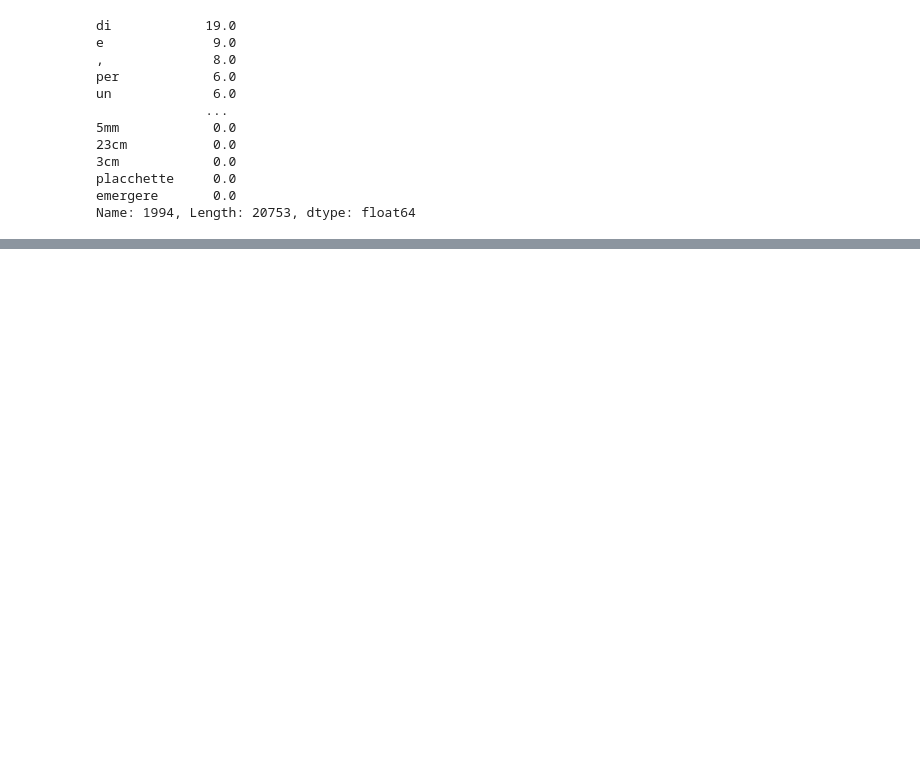
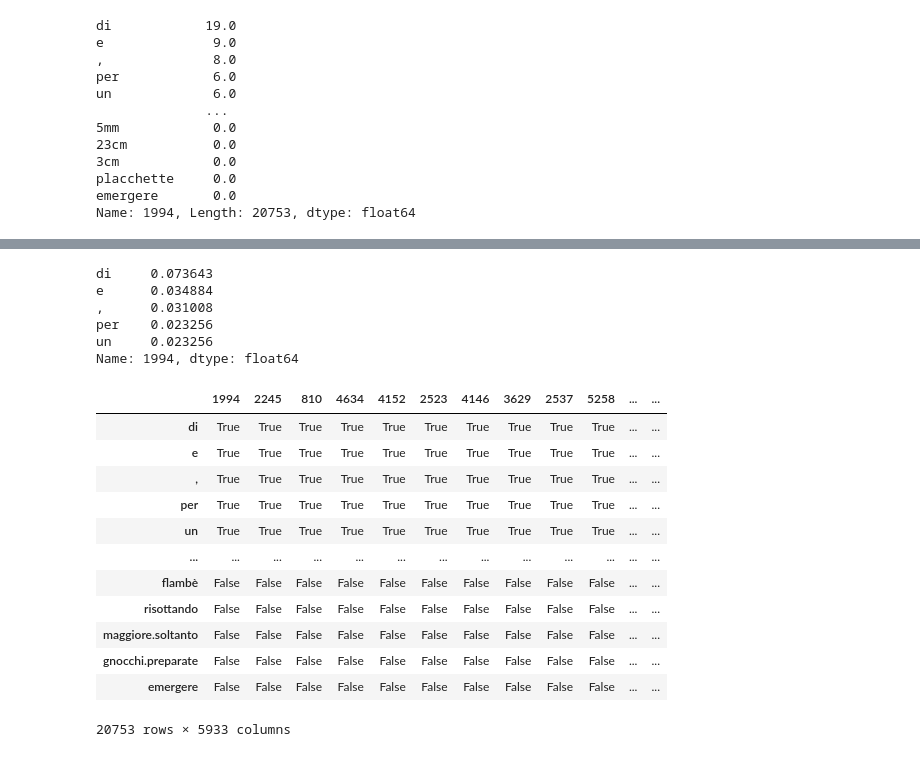
Before and after one commit to umilISLab/midh, a Jupyter notebook: AA2025-26/nlp/search_engine.ipynb, the cells around one changed output, grey strips where cells are left out. Cells and saved outputs as stored; diff of their text form; code cells hidden in the pictures; blank space fills up the shorter version.

```diff
--- a/AA2025-26/nlp/search_engine.ipynb
+++ b/AA2025-26/nlp/search_engine.ipynb
@@ -148,0 +178,2 @@ Name: 1994, Length: 20753, dtype: float64
+# %%
+WTF = W / W.sum(axis=0)
@@ -148,0 +190,26 @@ Name: 1994, Length: 20753, dtype: float64
+# %%
+WTF[1994].sort_values(ascending=False).head(5)
+# %% [output]
+di     0.073643
+e      0.034884
+,      0.031008
+per    0.023256
+un     0.023256
+Name: 1994, dtype: float64
+# %%
+DF = WTF > 0
+DF
+# %% [output]
+|  | 1994 | 2245 | 810 | 4634 | 4152 | 2523 | 4146 | 3629 | 2537 | 5258 | ... | ... |
+| di | True | True | True | True | True | True | True | True | True | True | ... | ... |
+| e | True | True | True | True | True | True | True | True | True | True | ... | ... |
+| , | True | True | True | True | True | True | True | True | True | True | ... | ... |
+| per | True | True | True | True | True | True | True | True | True | True | ... | ... |
+| un | True | True | True | True | True | True | True | True | True | True | ... | ... |
+| ... | ... | ... | ... | ... | ... | ... | ... | ... | ... | ... | ... | ... |
+| flambè | False | False | False | False | False | False | False | False | False | False | ... | ... |
+| risottando | False | False | False | False | False | False | False | False | False | False | ... | ... |
+| maggiore.soltanto | False | False | False | False | False | False | False | False | False | False | ... | ... |
+| gnocchi.preparate | False | False | False | False | False | False | False | False | False | False | ... | ... |
+| emergere | False | False | False | False | False | False | False | False | False | False | ... | ... |
+20753 rows × 5933 columns
```
Also changed, not shown: parts of 10 cells of this notebook.
